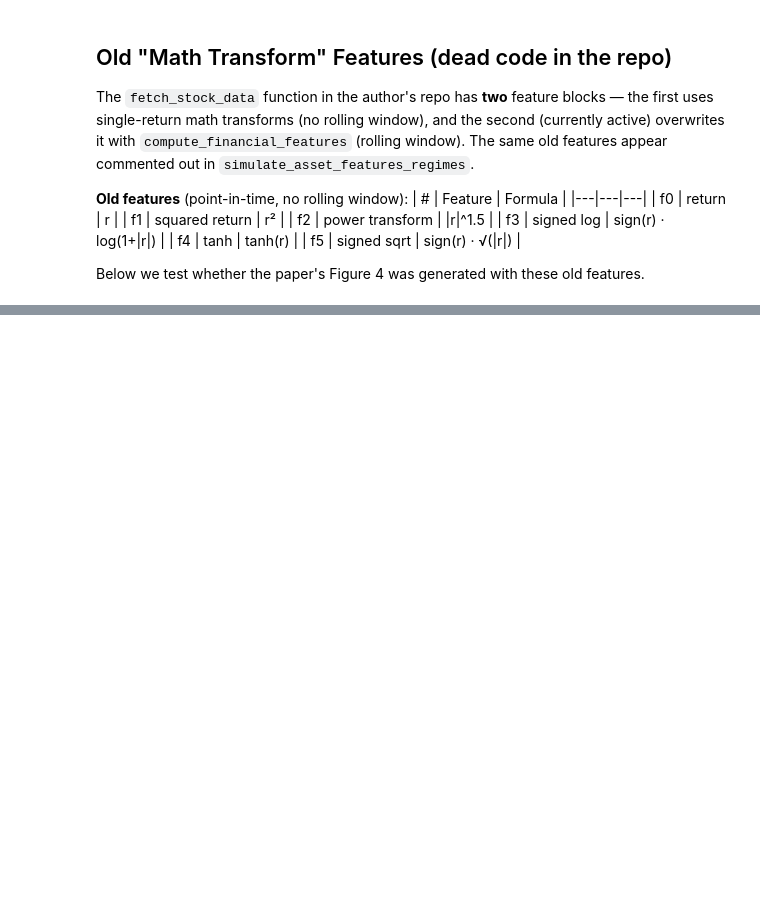
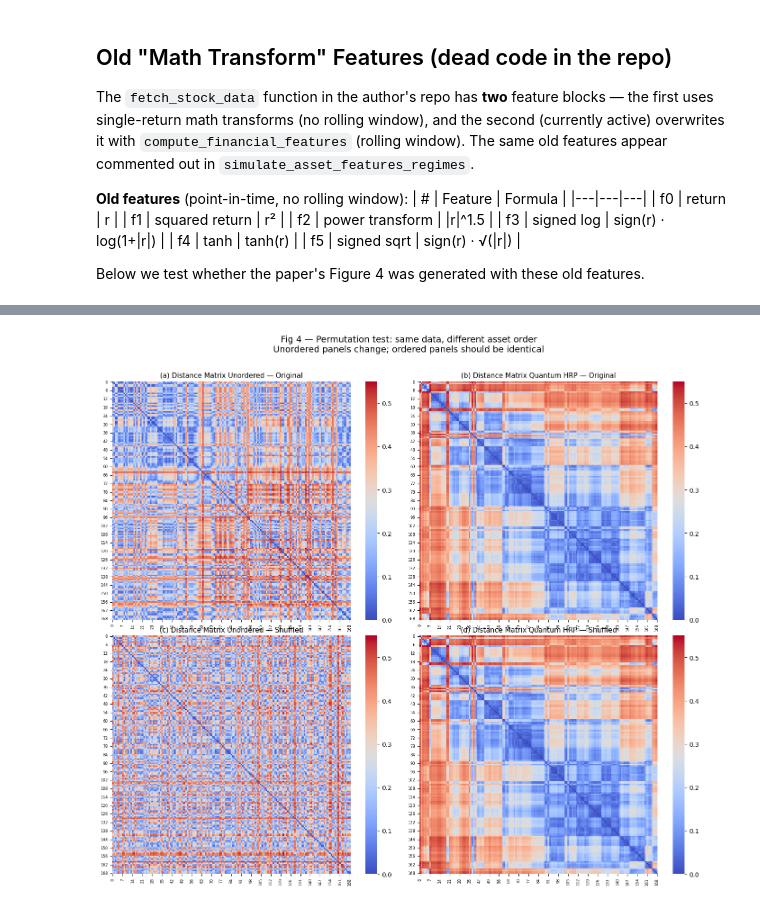
Before and after one commit to ikergs03/tfg-pricing-european-call-qae, a Jupyter notebook: src/qhrp_figure3_4/fig3_4.ipynb, the cells around one changed output, grey strips where cells are left out. Saved outputs shown, nothing was run; the diff lists cells and outputs as text; code cells hidden in the pictures; blank space fills up the shorter version.

```diff
--- a/src/qhrp_figure3_4/fig3_4.ipynb
+++ b/src/qhrp_figure3_4/fig3_4.ipynb
@@ -401,0 +500,38 @@ Using vmax = 0.55
+# %%
+# ── Fig 4 comparison: original order vs shuffled order ────────────────────
+vmax_fig = 0.55
+
+fig, axes = plt.subplots(2, 2, figsize=(14, 12))
+
+# Top row: original
+sns.heatmap(D_best, cmap="coolwarm", vmin=0, vmax=vmax_fig,
+            square=True, cbar=True, ax=axes[0, 0])
+axes[0, 0].set_title("(a) Distance Matrix Unordered — Original", fontsize=11)
+axes[0, 0].tick_params(labelsize=6)
+
+D_best_ordered_orig = D_best[np.ix_(order_best, order_best)]
+sns.heatmap(D_best_ordered_orig, cmap="coolwarm", vmin=0, vmax=vmax_fig,
+            square=True, cbar=True, ax=axes[0, 1])
+axes[0, 1].set_title("(b) Distance Matrix Quantum HRP — Original", fontsize=11)
+axes[0, 1].tick_params(labelsize=6)
+
+# Bottom row: shuffled
+sns.heatmap(D_quantum_shuf, cmap="coolwarm", vmin=0, vmax=vmax_fig,
+            square=True, cbar=True, ax=axes[1, 0])
+axes[1, 0].set_title("(c) Distance Matrix Unordered — Shuffled", fontsize=11)
+axes[1, 0].tick_params(labelsize=6)
+
+sns.heatmap(D_quantum_shuf_ordered, cmap="coolwarm", vmin=0, vmax=vmax_fig,
+            square=True, cbar=True, ax=axes[1, 1])
+axes[1, 1].set_title("(d) Distance Matrix Quantum HRP — Shuffled", fontsize=11)
+axes[1, 1].tick_params(labelsize=6)
+
+plt.suptitle(
+    "Fig 4 — Permutation test: same data, different asset order\n"
+    "Unordered panels change; ordered panels should be identical",
+    fontsize=14, y=1.02,
+)
+plt.tight_layout()
+plt.show()
+# %% [output]
+[figure, added]
```
Also changed, not shown: parts of 9 cells of this notebook, 4 other files.
